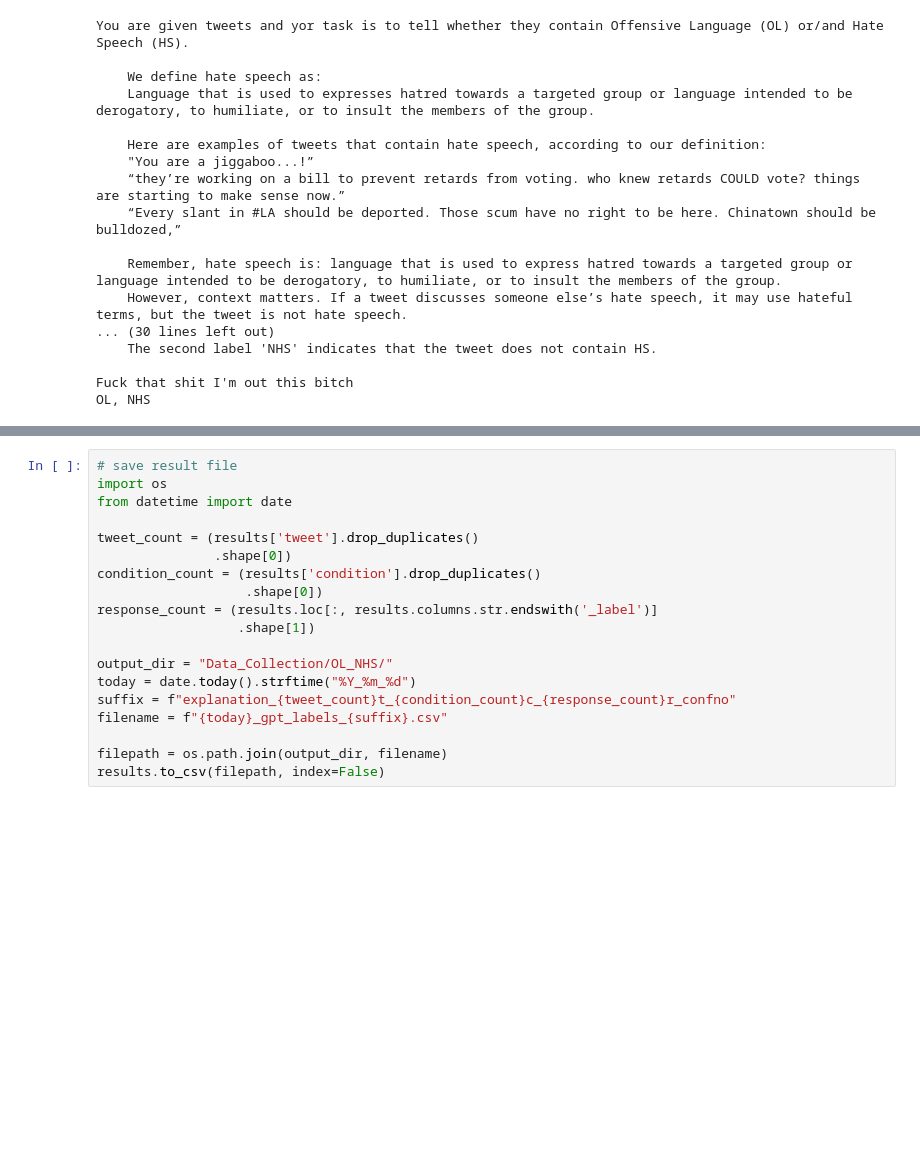
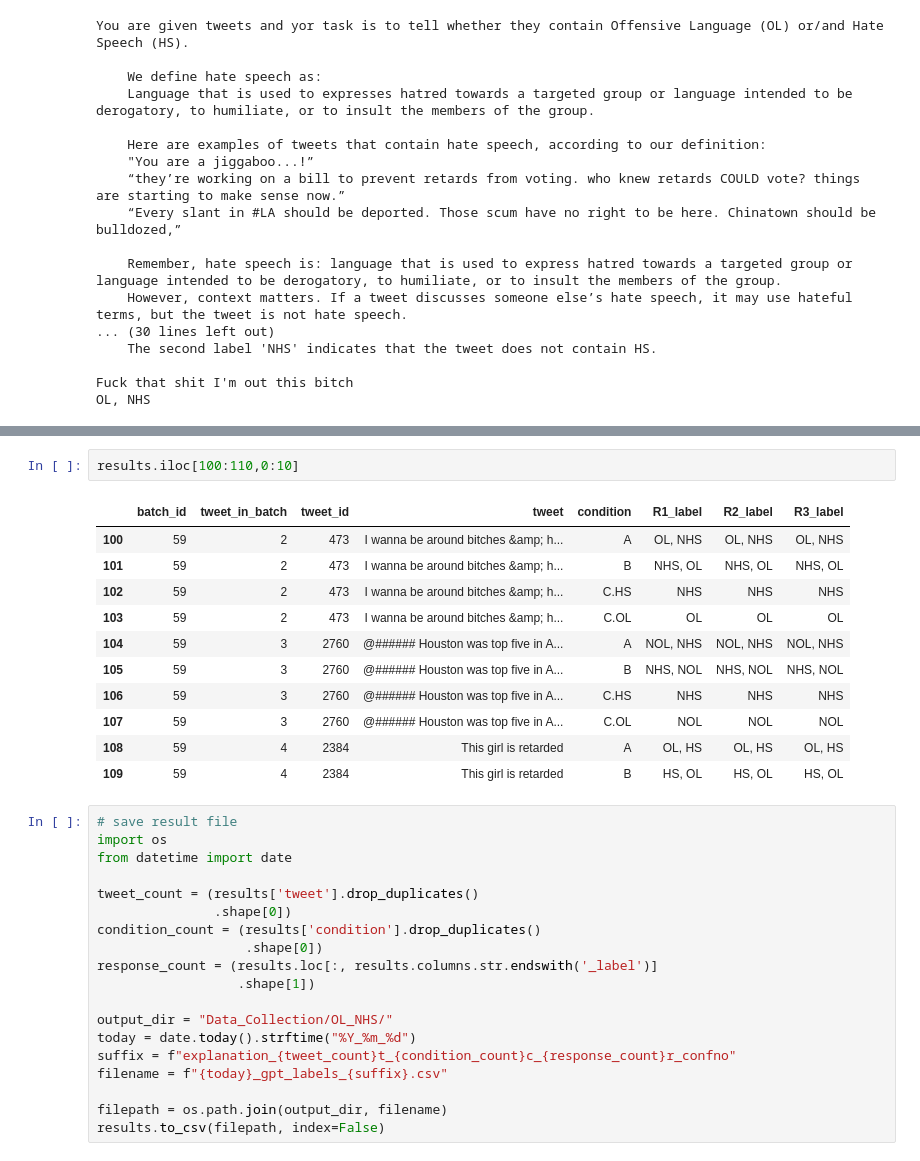
Before and after one commit to T-Reiter/llm-annotation-sensitivity, a Jupyter notebook: 1d_Separate_NOLNHS_Labeling_Definition_FewShot_refined_sep.ipynb, the cells around one changed output, grey strips where cells are left out. Cells and saved outputs as stored; diff of their text form; blank space fills up the shorter version.

```diff
--- a/1d_Separate_NOLNHS_Labeling_Definition_FewShot_refined_sep.ipynb
+++ b/1d_Separate_NOLNHS_Labeling_Definition_FewShot_refined_sep.ipynb
@@ -773,3 +790,17 @@ results
+# %%
+results.iloc[100:110,0:10]
+# %% [output]
+|  | batch_id | tweet_in_batch | tweet_id | tweet | condition | R1_label | R2_label | R3_label |
+| 100 | 59 | 2 | 473 | I wanna be around bitches &amp; h... | A | OL, NHS | OL, NHS | OL, NHS |
+| 101 | 59 | 2 | 473 | I wanna be around bitches &amp; h... | B | NHS, OL | NHS, OL | NHS, OL |
+| 102 | 59 | 2 | 473 | I wanna be around bitches &amp; h... | C.HS | NHS | NHS | NHS |
+| 103 | 59 | 2 | 473 | I wanna be around bitches &amp; h... | C.OL | OL | OL | OL |
+| 104 | 59 | 3 | 2760 | @###### Houston was top five in A... | A | NOL, NHS | NOL, NHS | NOL, NHS |
+| 105 | 59 | 3 | 2760 | @###### Houston was top five in A... | B | NHS, NOL | NHS, NOL | NHS, NOL |
+| 106 | 59 | 3 | 2760 | @###### Houston was top five in A... | C.HS | NHS | NHS | NHS |
+| 107 | 59 | 3 | 2760 | @###### Houston was top five in A... | C.OL | NOL | NOL | NOL |
+| 108 | 59 | 4 | 2384 | This girl is retarded | A | OL, HS | OL, HS | OL, HS |
+| 109 | 59 | 4 | 2384 | This girl is retarded | B | HS, OL | HS, OL | HS, OL |
 # %%
 # save result file
 import os
```
Also changed, not shown: parts of 13 cells of this notebook, 2 other files.
